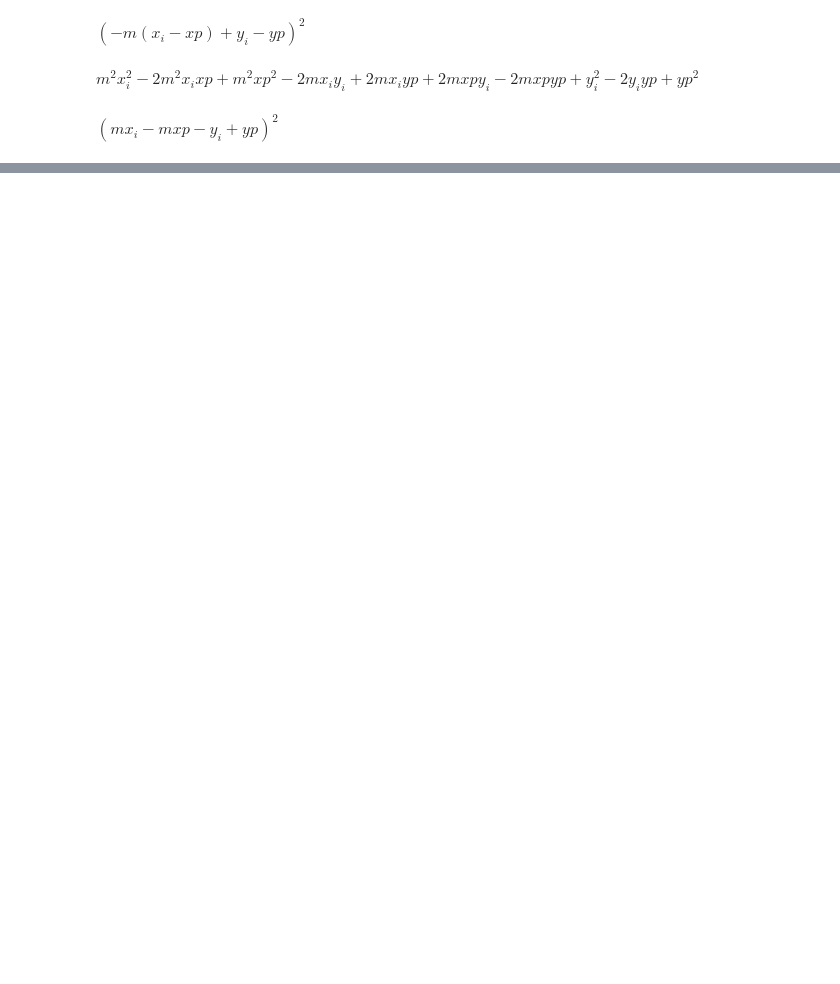
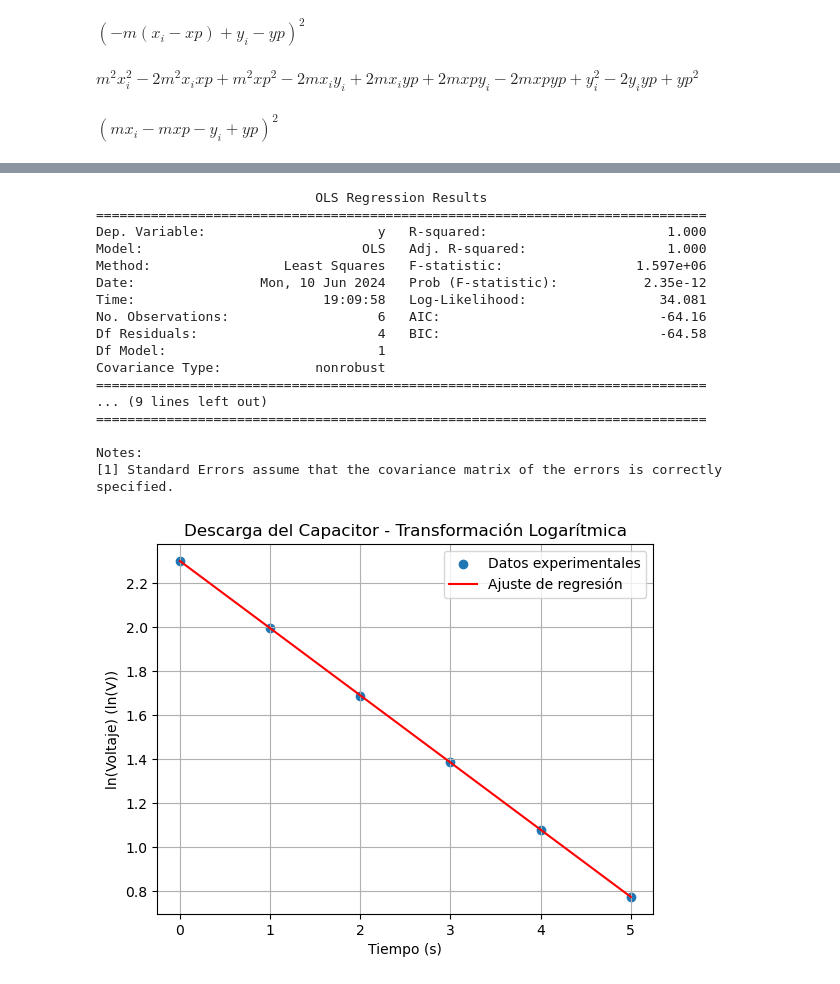
Before and after one commit to hectorfro/LabFisicaWork, a Jupyter notebook: GuiaLabora/Notebook/tempos.ipynb, the cells around one changed output, grey strips where cells are left out. Cells and saved outputs as stored; diff of their text form; code cells hidden in the pictures; blank space fills up the shorter version.

```diff
--- a/GuiaLabora/Notebook/tempos.ipynb
+++ b/GuiaLabora/Notebook/tempos.ipynb
@@ -19,0 +101,52 @@ $\displaystyle \left(m x_{i} - m xp - y_{i} + yp\right)^{2}$
+# %%
+import numpy as np
+import statsmodels.api as sm
+import matplotlib.pyplot as plt
+
+# Datos experimentales (Ejemplo)
+tiempo = np.array([0, 1, 2, 3, 4, 5])  # Tiempo en segundos
+voltaje_descarga = np.array([10, 7.36, 5.42, 4.00, 2.94, 2.17])  # Voltaje en la descarga
+
+# Transformación logarítmica de los datos de voltaje de descarga
+ln_voltaje_descarga = np.log(voltaje_descarga)
+
+# Agregar una constante para el término independiente (intercepto)
+tiempo = sm.add_constant(tiempo)
+
+# Crear el modelo de regresión lineal
+modelo = sm.OLS(ln_voltaje_descarga, tiempo)
+resultados = modelo.fit()
+
+# Imprimir el resumen estadístico
+print(resultados.summary())
+
+# Graficar los datos transformados y la recta de regresión
+plt.scatter(tiempo[:, 1], ln_voltaje_descarga, label='Datos experimentales')
+plt.plot(tiempo[:, 1], resultados.predict(tiempo), label='Ajuste de regresión', color='red')
+
+# Mostrar resultados
+plt.xlabel('Tiempo (s)')
+plt.ylabel('ln(Voltaje) (ln(V))')
+plt.title('Descarga del Capacitor - Transformación Logarítmica')
+plt.legend()
+plt.grid(True)
+plt.show()
+# %% [output]
+                            OLS Regression Results
+==============================================================================
+Dep. Variable:                      y   R-squared:                       1.000
+Model:                            OLS   Adj. R-squared:                  1.000
+Method:                 Least Squares   F-statistic:                 1.597e+06
+Date:                Mon, 10 Jun 2024   Prob (F-statistic):           2.35e-12
+Time:                        19:09:58   Log-Likelihood:                 34.081
+No. Observations:                   6   AIC:                            -64.16
+Df Residuals:                       4   BIC:                            -64.58
+Df Model:                           1
+Covariance Type:            nonrobust
+==============================================================================
+... (9 lines left out)
+==============================================================================
+
+Notes:
+[1] Standard Errors assume that the covariance matrix of the errors is correctly specified.
+[figure, added]
```
Also changed, not shown: parts of 3 cells of this notebook, 23 other files.
